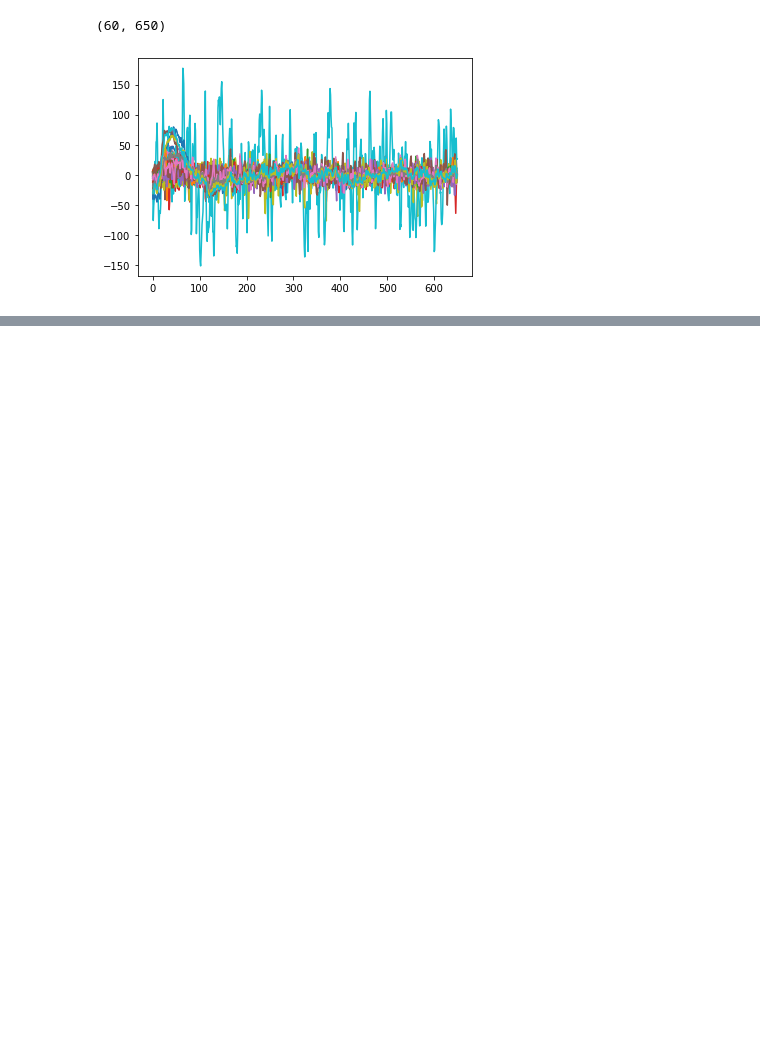
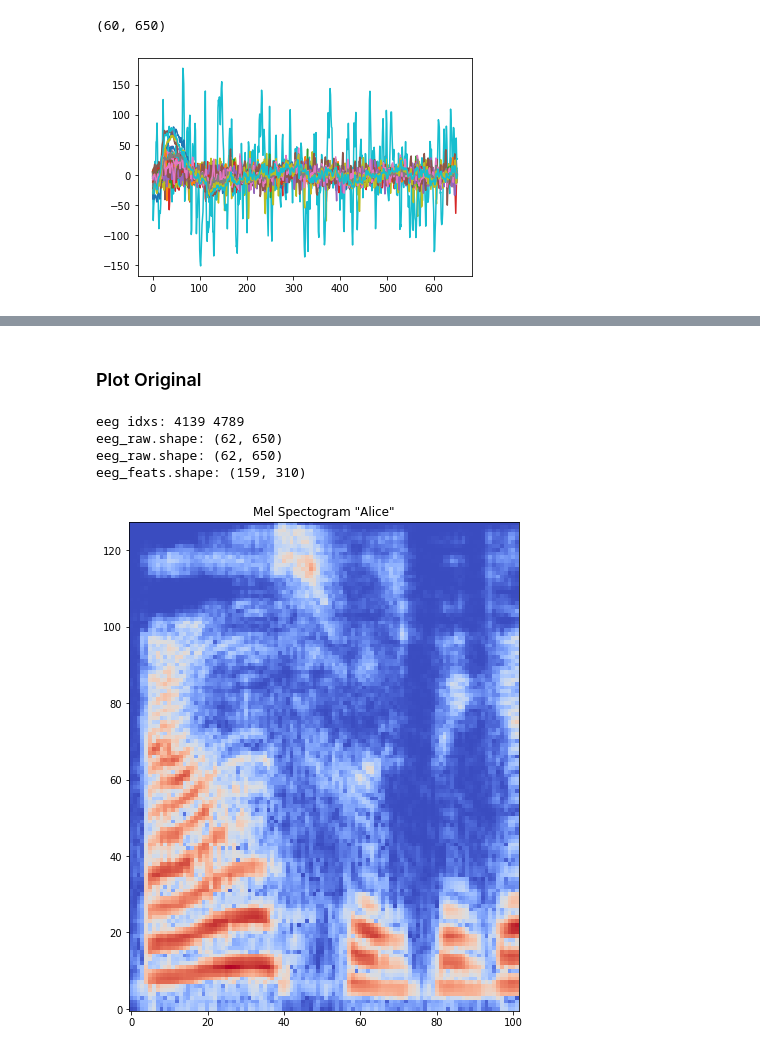
Before and after one commit to MiscellaneousStuff/eeg-stimuli, a Jupyter notebook: main.ipynb, the cells around one changed output, grey strips where cells are left out. Drawn from its saved outputs; the diff is of its cells as text; code cells hidden in the pictures; blank space fills up the shorter version.

```diff
--- a/main.ipynb
+++ b/main.ipynb
@@ -249,0 +493,11 @@ for i in range(62):
+# %% [markdown]
+### Plot Original
+# %%
+cur_ex = dataset[0]
+_ = plot_mel_spectrogram(cur_ex["audio_feats"], cur_ex["label"])
+# %% [output]
+eeg idxs: 4139 4789
+eeg_raw.shape: (62, 650)
+eeg_raw.shape: (62, 650)
+eeg_feats.shape: (159, 310)
+[figure, added]
```
Also changed, not shown: parts of 12 cells of this notebook, 1 other file.
